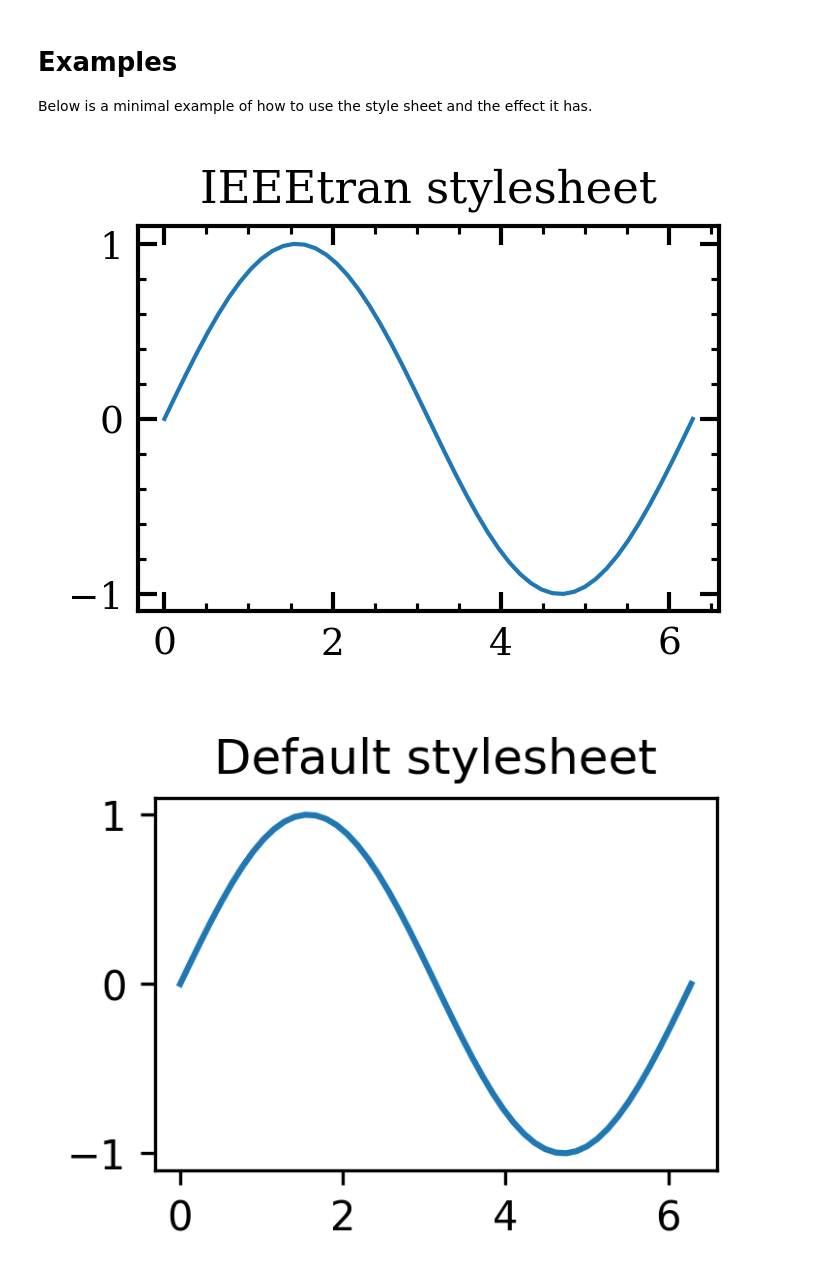
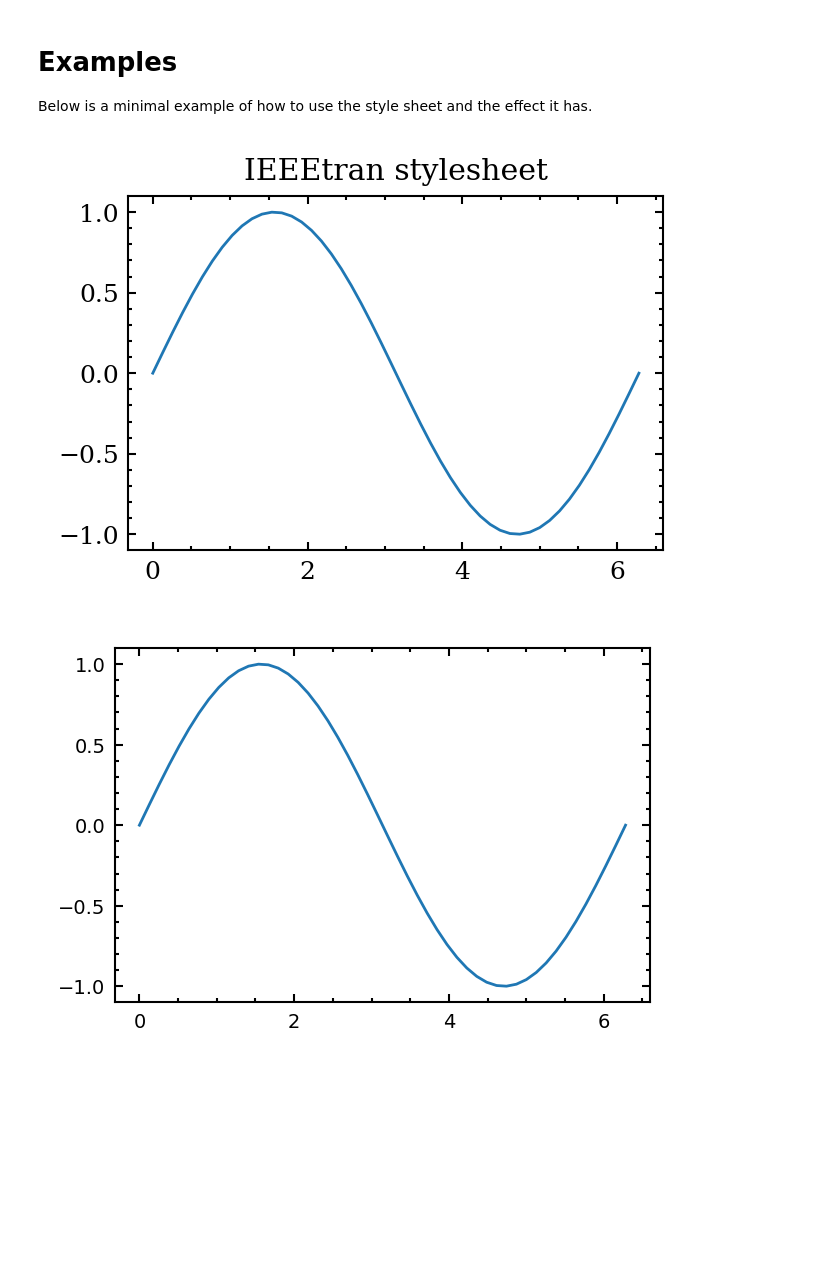
Before and after one commit to fehlings/boilerplot, a Jupyter notebook: examples/example.ipynb, the cells around one changed output. Cells and saved outputs as stored; diff of their text form; code cells hidden in the pictures; blank space fills up the shorter version.

Commit message:
Update of ieee and science

```diff
--- a/examples/example.ipynb
+++ b/examples/example.ipynb
@@ -12,17 +12,23 @@ mpl.rcParams.update(mpl.rcParamsDefault)
 # %%
 x = np.linspace(0, 2*np.pi)
 
 with mpl.style.context('boilerplot.ieeetran'):
 
-    fig_style, ax_style = plt.subplots(figsize=[2.5, 1.6667], dpi=300)
+    fig_style, ax_style = plt.subplots(figsize=[3.45, 2.3], dpi=200)
     ax_style.plot(x, np.sin(x))
     ax_style.set_title("IEEEtran stylesheet")
 
-fig_default, ax_default = plt.subplots(figsize=[2.5, 1.6667], dpi=300)
+with mpl.style.context('boilerplot.science'):
+
+    fig_style, ax_style = plt.subplots(figsize=[3.45, 2.3], dpi=200)
+    ax_style.plot(x, np.sin(x))
+    #ax_style.set_title("Science stylesheet")
+
+fig_default, ax_default = plt.subplots(figsize=[3.45, 2.3], dpi=200)
 ax_default.plot(x, np.sin(x))
 ax_default.set_title("Default stylesheet")
 
 plt.show()
 # %% [output]
-[figure, old version]
+[figure, new version]
-[figure, old version]
+[figure, new version]
```
Also changed, not shown: parts of 1 cell of this notebook, 2 other files.
